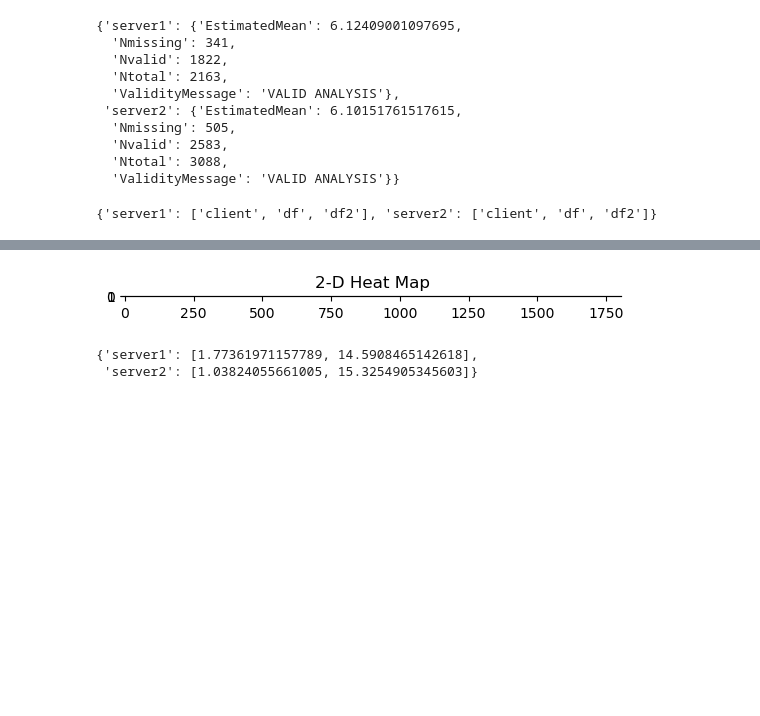
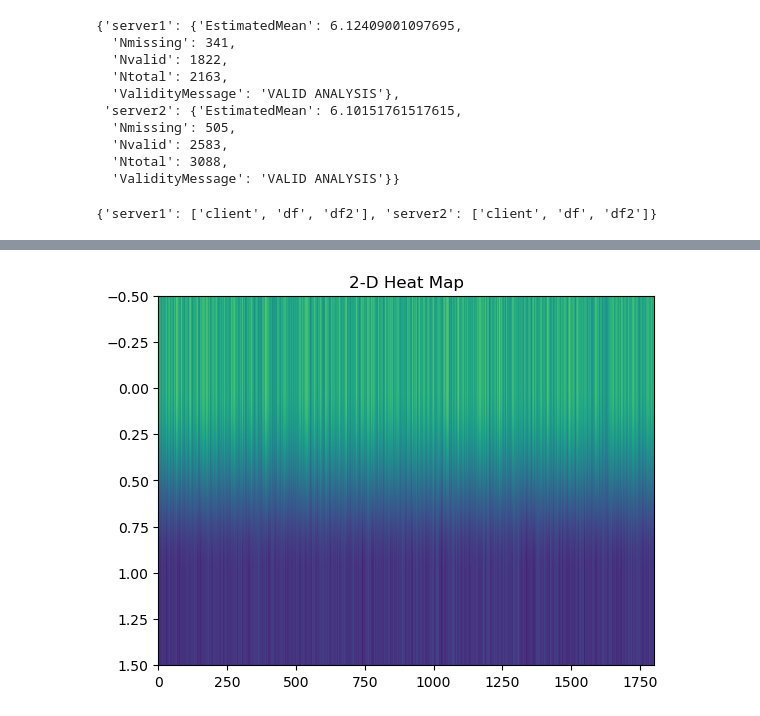
Before and after one commit to epigeny/eucanconnect, a Jupyter notebook: datashield.py.ipynb, the cells around one changed output, grey strips where cells are left out. Cells and saved outputs as stored; diff of their text form; code cells hidden in the pictures; blank space fills up the shorter version.

```diff
--- a/datashield.py.ipynb
+++ b/datashield.py.ipynb
@@ -138,13 +179,8 @@ data = session.aggregate('heatmapPlotDS(df2$LAB_TSC, df2$LAB_HDL, 3, 0.25, 1)')
 # %%
 import matplotlib.pyplot as plt
-plt.imshow(data['server1'])
+plt.imshow(data['server1'], aspect='auto')
 plt.title( "2-D Heat Map" )
 plt.show()
 # %% [output]
-[figure, old version]
+[figure, new version]
-# %%
-session.aggregate('rangeDS(df2$LAB_GLUC_ADJUSTED)')
-# %% [output]
-{'server1': [1.77361971157789, 14.5908465142618],
- 'server2': [1.03824055661005, 15.3254905345603]}
 # %%
```
Also changed, not shown: parts of 10 cells of this notebook, 2 other files.
